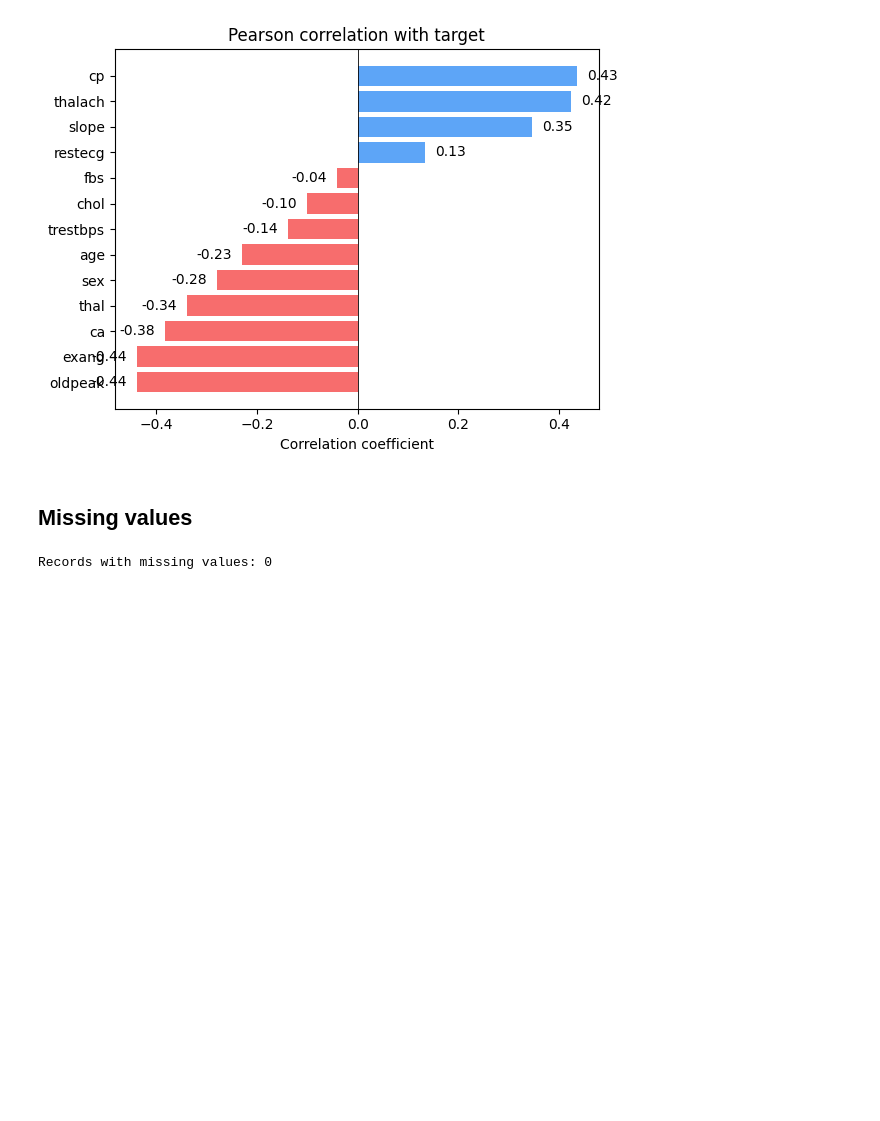
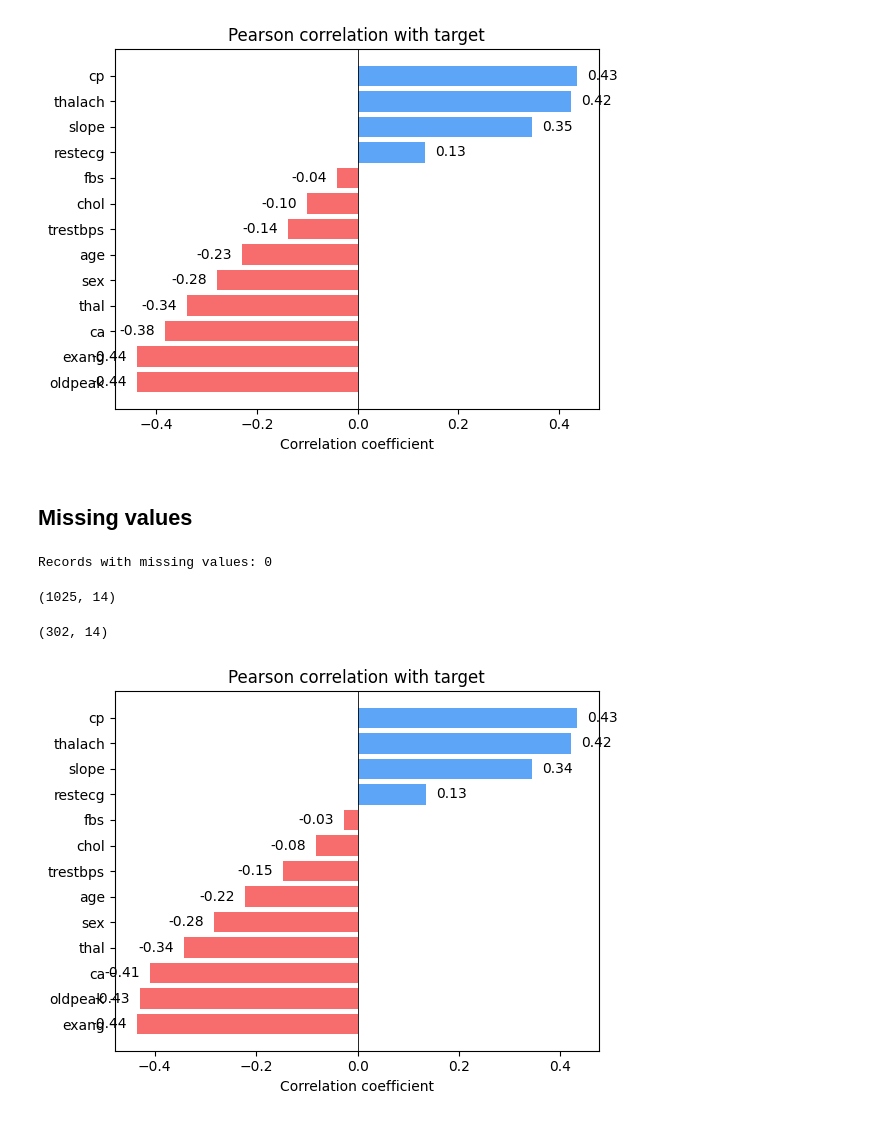
Before and after one commit to TheBobu/AI-Programming-Project-2025, a Jupyter notebook: notebooks/dataset_exploration/heart_disease.ipynb, the cells around one changed output. Drawn from its saved outputs; the diff is of its cells as text; code cells hidden in the pictures; blank space fills up the shorter version.

Commit message:
Remove duplicates

```diff
--- a/notebooks/dataset_exploration/heart_disease.ipynb
+++ b/notebooks/dataset_exploration/heart_disease.ipynb
@@ -159,3 +159,36 @@ records_with_missing_values = df.isnull().any(axis=1).sum()
 print(f"Records with missing values: {records_with_missing_values}")
 # %% [output]
 Records with missing values: 0
+# %%
+df.shape
+# %% [output]
+(1025, 14)
+# %%
+df.drop_duplicates(inplace=True)
+#df.to_csv("./../../data/heart-disease-clean.csv")
+# %%
+df.shape
+# %% [output]
+(302, 14)
+# %%
+# Pearson correlation
+corr = df.corr()['target'].drop('target').sort_values()
+
+plt.figure(figsize=(6, max(4, len(corr) * 0.35)))
+colors = ['#F76D6D' if v < 0 else '#5DA5F7' for v in corr.values]
+y_pos = range(len(corr))
+plt.barh(y_pos, corr.values, color=colors)
+plt.yticks(y_pos, corr.index)
+plt.title('Pearson correlation with target')
+plt.xlabel('Correlation coefficient')
+plt.axvline(0, color='k', linewidth=0.6)
+
+# annotate correlation values
+for i, v in enumerate(corr.values):
+    x = v + (0.02 if v >= 0 else -0.02)
+    ha = 'left' if v >= 0 else 'right'
+    plt.text(x, i, f"{v:.2f}", va='center', ha=ha)
+plt.tight_layout()
+plt.show()
+# %% [output]
+[figure, added]
```
